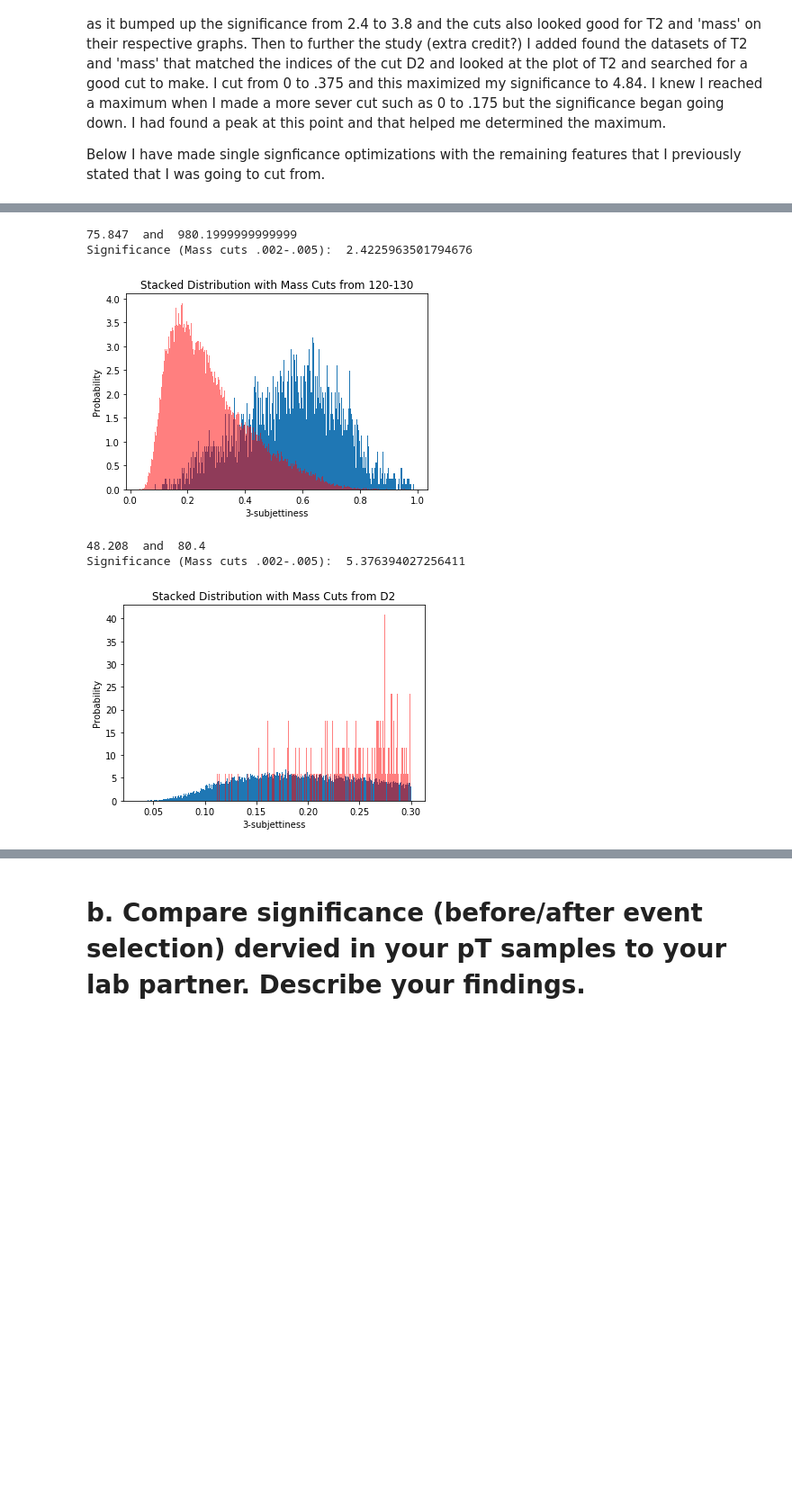
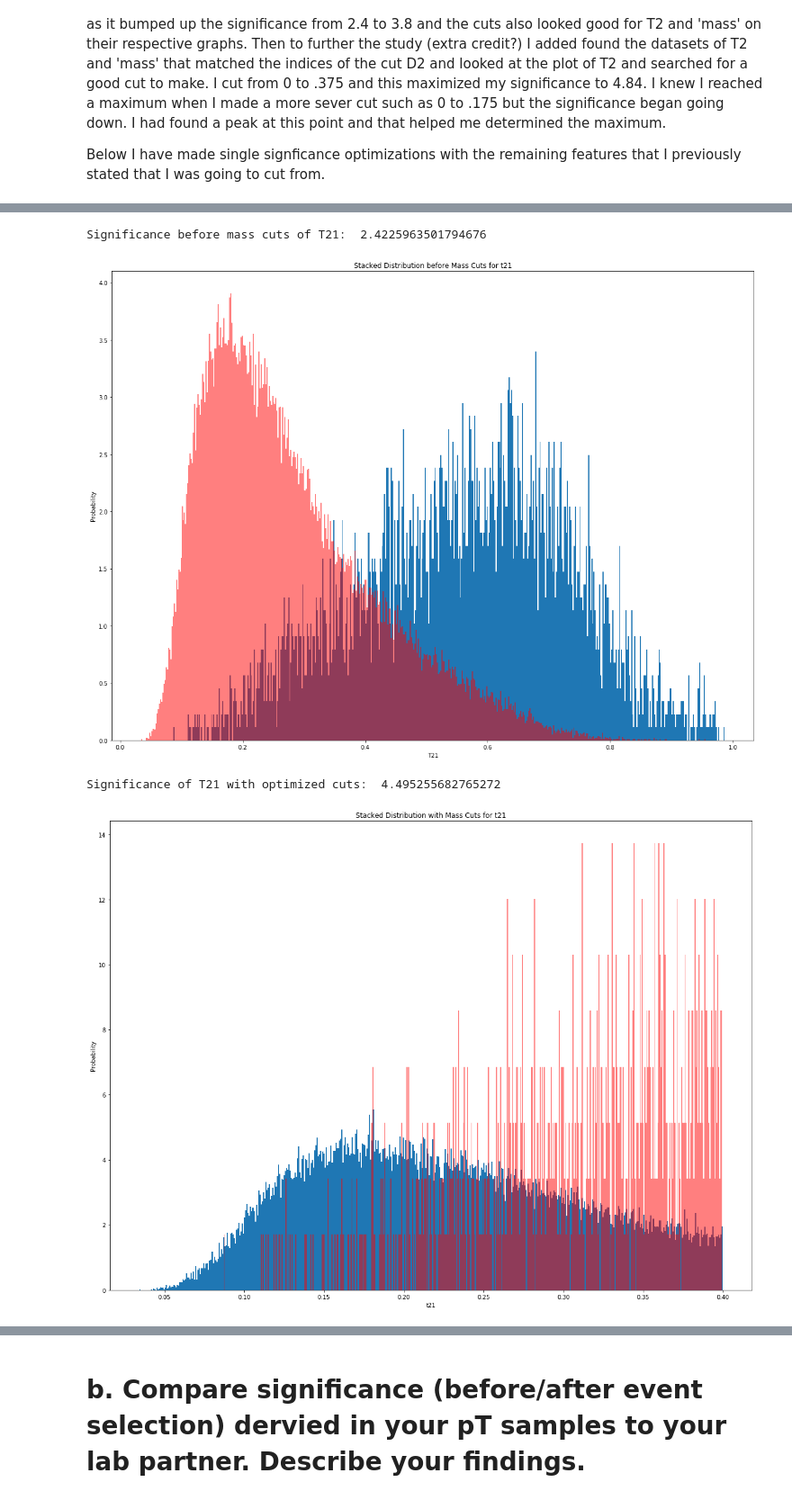
Before and after one commit to elocj/PHYS434, a Jupyter notebook: lab7/lab7.ipynb, the cells around one changed output, grey strips where cells are left out. Shown: that part at 90% size. Saved outputs shown, nothing was run; the diff lists cells and outputs as text; code cells hidden in the pictures; blank space fills up the shorter version.

```diff
--- a/lab7/lab7.ipynb
+++ b/lab7/lab7.ipynb
@@ -846,43 +714,40 @@ for i in arr1Ind:
     arr1MassD2.append(qcd['t21'][i])
 for i in sig1Ind:
     arr1MassSigD2.append(higgs['t21'][i])
 
-print(100 * (len(arr1MassSigD2) / origSig1), ' and ', 20000 * (len(arr1MassD2) / origArr1))
 print('Significance before mass cuts of T21: ', (100 * (len(arr1MassSigD2) / origSig1)) / (20000 * (len(arr1MassD2) / origArr1))**.5)
 
 plt.hist(arr1MassD2, 500, density=True)
 plt.hist(arr1MassSigD2, 500, density=True, color='red', alpha=.5)
 plt.title('Stacked Distribution before Mass Cuts for t21')
 plt.xlabel('T21')
 plt.ylabel('Probability')
 plt.show()
 
 newArr1D2 = []
 newSig1D2 = []
 arr1Ind2 = []
 sig1Ind2 = []
 for i in range(len(arr1MassD2)):
-    if(arr1MassD2[i] < .3 and arr1MassD2[i] > 0):
+    if(arr1MassD2[i] < .4 and arr1MassD2[i] > 0):
         newArr1D2.append(arr1MassD2[i])
         arr1Ind2.append(i)
 for i in range(len(arr1MassSigD2)):
-    if(arr1MassSigD2[i] < .3 and arr1MassSigD2[i] > 0):
+    if(arr1MassSigD2[i] < .4 and arr1MassSigD2[i] > 0):
         newSig1D2.append(arr1MassSigD2[i])
         sig1Ind2.append(i)
-print('Significance of t21 (mass cuts 0-.3): ', (100 * (len(newSig1D2) / origSig1)) / (20000 * (len(newArr1D2) / origArr1))**.5)
+print('Significance of T21 with optimized cuts: ', (100 * (len(newSig1D2) / origSig1)) / (20000 * (len(newArr1D2) / origArr1))**.5)
 plt.hist(newSig1D2, 500, density=True)
 plt.hist(newArr1D2, 500, density=True, color='red', alpha=.5)
 plt.title('Stacked Distribution with Mass Cuts for t21')
 plt.xlabel('t21')
 plt.ylabel('Probability')
 plt.show()
 # %% [output]
-75.847  and  980.1999999999999
-Significance (Mass cuts .002-.005):  2.4225963501794676
+Significance before mass cuts of T21:  2.4225963501794676
-[figure, old version]
+[figure, new version]
-48.208  and  80.4
-Significance (Mass cuts .002-.005):  5.376394027256411
+Significance of T21 with optimized cuts:  4.495255682765272
-[figure, old version]
+[figure, new version]
 # %%
 arr1MassD2 = []
 arr1MassSigD2 = []
```
Also changed, not shown: parts of 12 cells of this notebook, 1 other file.
